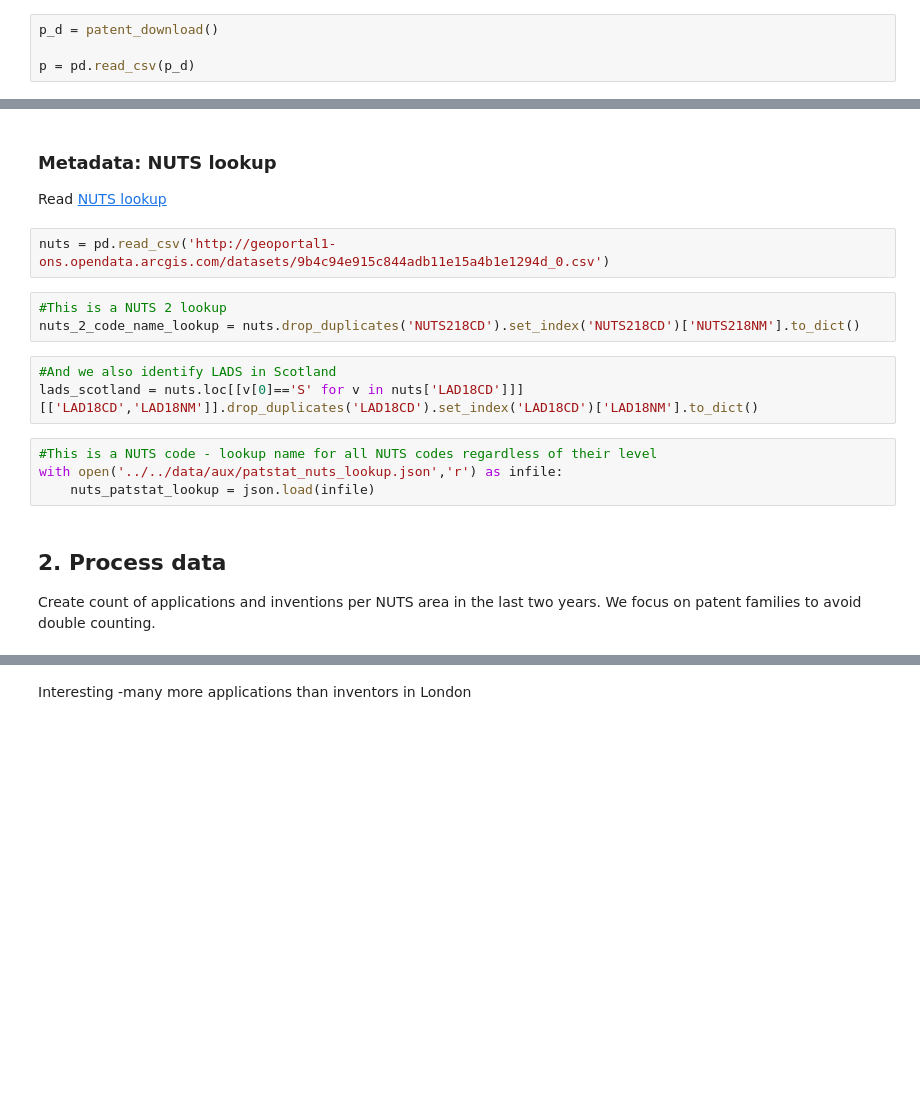
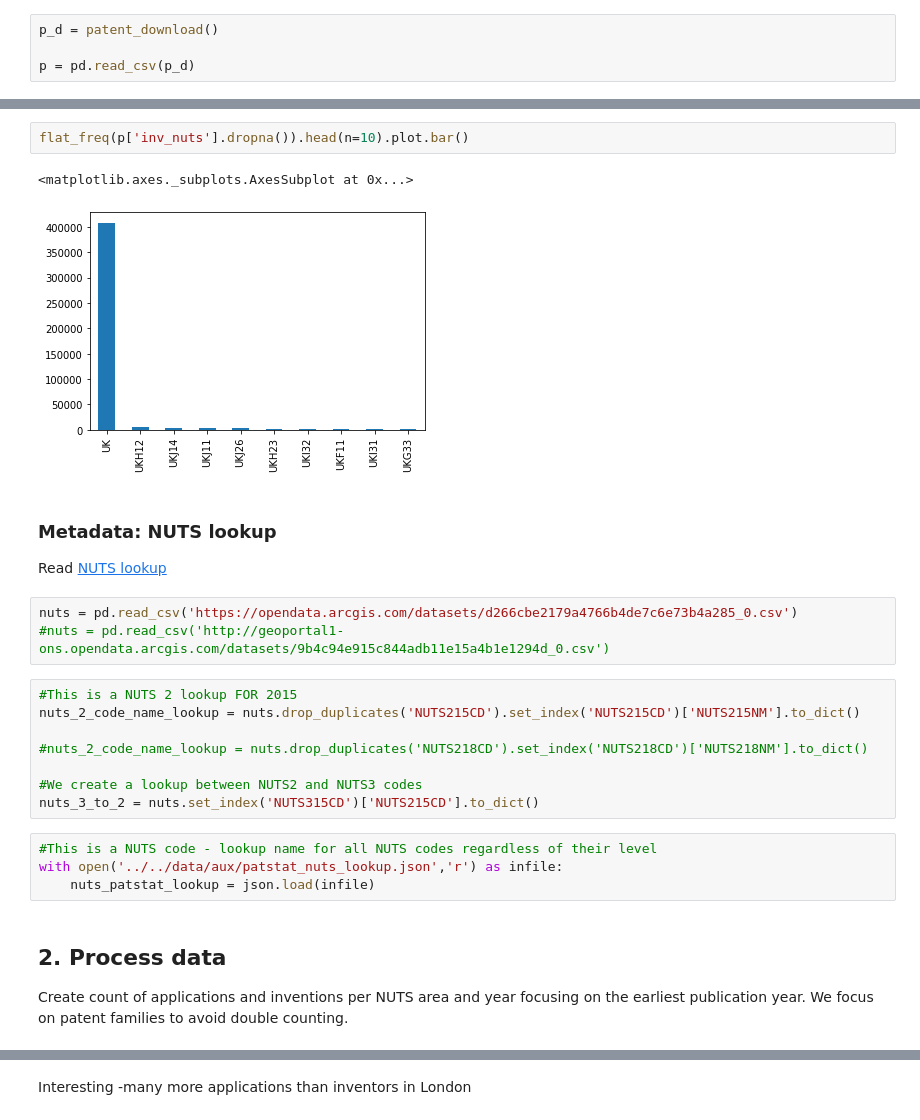
Before and after one commit to nestauk/beis-indicators, a Jupyter notebook: notebooks/dev/06_jmg_patents.ipynb, the cells around one changed output, grey strips where cells are left out. Saved outputs shown, nothing was run; the diff lists cells and outputs as text; blank space fills up the shorter version.

Commit message:
Inventions indicator and schema

```diff
--- a/notebooks/dev/06_jmg_patents.ipynb
+++ b/notebooks/dev/06_jmg_patents.ipynb
@@ -142,15 +294,23 @@ for v in list_vars:
+# %%
+flat_freq(p['inv_nuts'].dropna()).head(n=10).plot.bar()
+# %% [output]
+<matplotlib.axes._subplots.AxesSubplot at 0x...>
+[figure, added]
 # %% [markdown]
 ### Metadata: NUTS lookup
 
 Read [NUTS lookup](http://geoportal1-ons.opendata.arcgis.com/datasets/9b4c94e915c844adb11e15a4b1e1294d_0.csv)
 # %%
-nuts = pd.read_csv('http://geoportal1-ons.opendata.arcgis.com/datasets/9b4c94e915c844adb11e15a4b1e1294d_0.csv')
+nuts = pd.read_csv('https://opendata.arcgis.com/datasets/d266cbe2179a4766b4de7c6e73b4a285_0.csv')
+#nuts = pd.read_csv('http://geoportal1-ons.opendata.arcgis.com/datasets/9b4c94e915c844adb11e15a4b1e1294d_0.csv')
 # %%
-#This is a NUTS 2 lookup
-nuts_2_code_name_lookup = nuts.drop_duplicates('NUTS218CD').set_index('NUTS218CD')['NUTS218NM'].to_dict()
+#This is a NUTS 2 lookup FOR 2015
+nuts_2_code_name_lookup = nuts.drop_duplicates('NUTS215CD').set_index('NUTS215CD')['NUTS215NM'].to_dict()
+
+#nuts_2_code_name_lookup = nuts.drop_duplicates('NUTS218CD').set_index('NUTS218CD')['NUTS218NM'].to_dict()
+
+#We create a lookup between NUTS2 and NUTS3 codes
+nuts_3_to_2 = nuts.set_index('NUTS315CD')['NUTS215CD'].to_dict()
-# %%
-#And we also identify LADS in Scotland
-lads_scotland = nuts.loc[[v[0]=='S' for v in nuts['LAD18CD']]][['LAD18CD','LAD18NM']].drop_duplicates('LAD18CD').set_index('LAD18CD')['LAD18NM'].to_dict()
 # %%
 #This is a NUTS code - lookup name for all NUTS codes regardless of their level
 with open('../../data/aux/patstat_nuts_lookup.json','r') as infile:
@@ -158,4 +318,4 @@ with open('../../data/aux/patstat_nuts_lookup.json','r') as infile:
 # %% [markdown]
 ## 2. Process data
 
-Create count of applications and inventions per NUTS area in the last two years. We focus on patent families to avoid double counting.
+Create count of applications and inventions per NUTS area and year focusing on the earliest publication year. We focus on patent families to avoid double counting.
```
Also changed, not shown: parts of 17 cells of this notebook, 3 other files.
